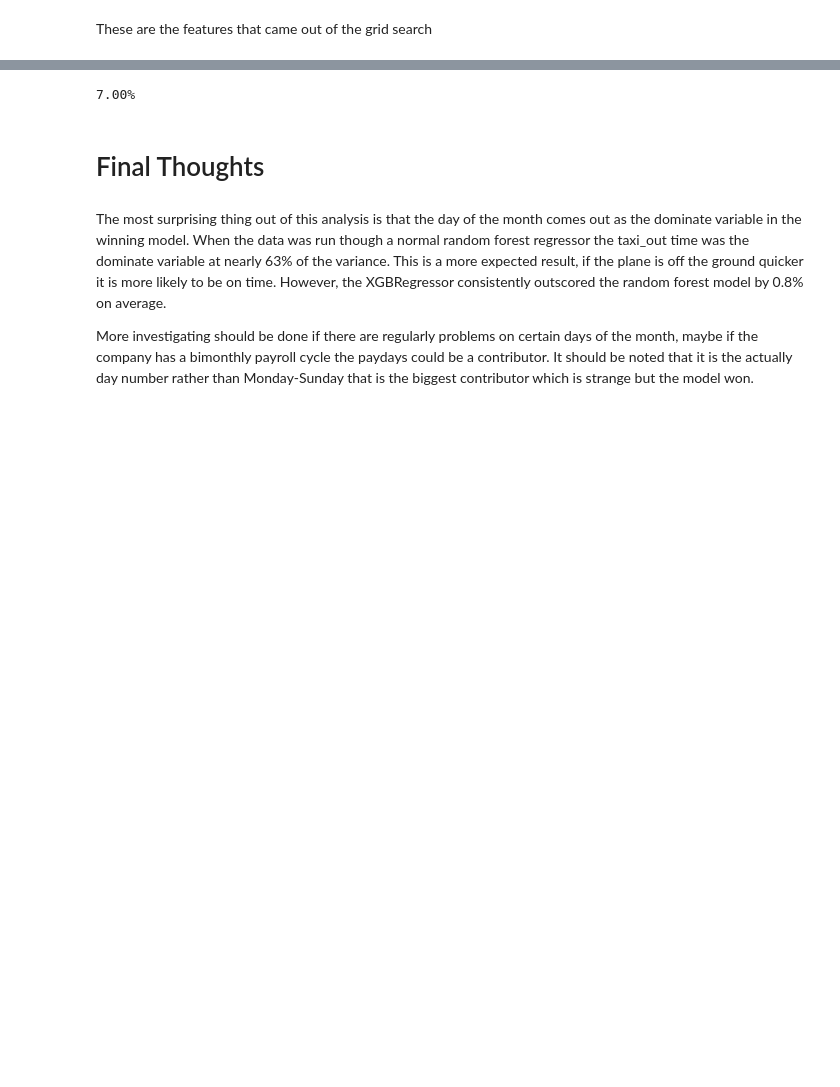
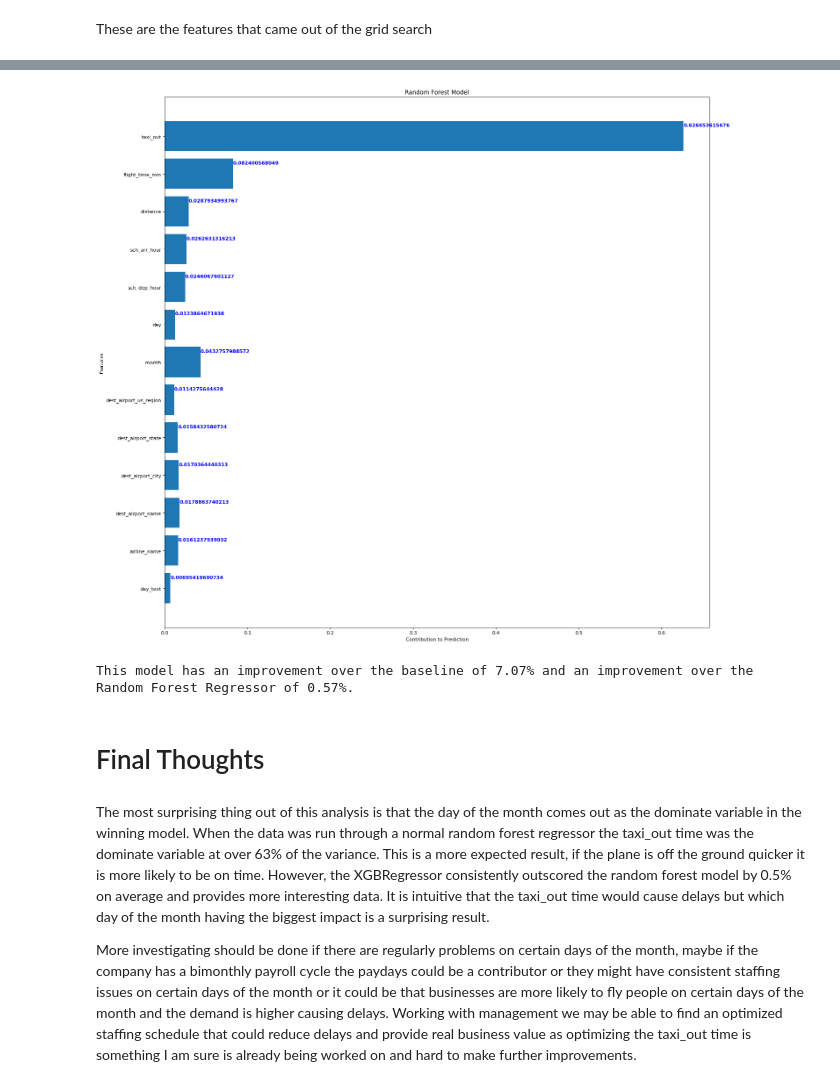
Before and after one commit to TheSchmitster/dulles_flight_data, a Jupyter notebook: flight_capstone.ipynb, the cells around one changed output, grey strips where cells are left out. Drawn from its saved outputs; the diff is of its cells as text; code cells hidden in the pictures; blank space fills up the shorter version.

Commit message:
Improvements to final analysis

```diff
--- a/flight_capstone.ipynb
+++ b/flight_capstone.ipynb
@@ -268,11 +270,15 @@ best_min=best_params['min_samples_leaf']
 best_model=RandomForestRegressor(max_features=best_max,n_estimators=best_n,min_samples_leaf=best_min)
 # %%
 best_model=XGBRegressor(learning_rate=0.2, max_depth=9, colsample_bytree=.5)
+challenge_model=RandomForestRegressor(max_features=0.2, n_estimators=251,min_samples_leaf=20)
 # %% [markdown]
 These are the features that came out of the grid search
 # %%
 best_model.fit(xtrain_post,ytrain)
 ypred=best_model.predict(xtest_post)
+# %%
+challenge_model.fit(xtrain_post,ytrain)
+ychal=challenge_model.predict(xtest_post)
 # %%
 coef=best_model.feature_importances_
 
@@ -292,4 +298,16 @@ for i in c_comb:
 show_terms.extend(coef[k:])
 
 coef_final=dict(zip(final_features,show_terms))
+# %%
+coef_chal=challenge_model.feature_importances_
+show_chal=[]
+j=0
+for i in c_comb:
+    x=coef_chal[j:(i-1)].sum()
+    show_chal.append(x)
+    j=i
+
+show_chal.extend(coef_chal[k:])
+
+coef_chal_final=dict(zip(final_features,show_chal))
 # %%
@@ -299,16 +317,24 @@ plot_dict_key_value(coef_final, 'Features','Contribution to Prediction')
+# %%
+plot_dict_key_value(coef_chal_final, 'Features','Contribution to Prediction','Random Forest Model')
+# %% [output]
+[figure, added]
 # %%
 from sklearn.metrics import confusion_matrix
 checker=num_to_class(ypred)
+challenger=num_to_class(ychal)
 cm=confusion_matrix(ztest,checker)
+cm2=confusion_matrix(ztest,challenger)
 acc=(cm[0][0]+cm[1][1])/cm.sum()
+acc2=(cm2[0][0]+cm2[1][1])/cm2.sum()
 baseline=1-(ztest.sum()/len(ztest))
 improvement=100*(acc-baseline)
-print('{:0.2f}%'.format(improvement))
+chal_improv=improvement-100*(acc2-baseline)
+print('This model has an improvement over the baseline of {:0.2f}% and an improvement over the Random Forest Regressor of {:0.2f}%.'.format(improvement, chal_improv))
 # %% [output]
-7.00%
+This model has an improvement over the baseline of 7.07% and an improvement over the Random Forest Regressor of 0.57%.
 # %% [markdown]
 # Final Thoughts
 # %% [markdown]
-The most surprising thing out of this analysis is that the day of the month comes out as the dominate variable in the winning model. When the data was run though a normal random forest regressor the taxi_out time was the dominate variable at nearly 63% of the variance. This is a more expected result, if the plane is off the ground quicker it is more likely to be on time. However, the XGBRegressor consistently outscored the random forest model by 0.8% on average.
+The most surprising thing out of this analysis is that the day of the month comes out as the dominate variable in the winning model. When the data was run through a normal random forest regressor the taxi_out time was the dominate variable at over 63% of the variance. This is a more expected result, if the plane is off the ground quicker it is more likely to be on time. However, the XGBRegressor consistently outscored the random forest model by 0.5% on average and provides more interesting data. It is intuitive that the taxi_out time would cause delays but which day of the month having the biggest impact is a surprising result.
 
-More investigating should be done if there are regularly problems on certain days of the month, maybe if the company has a bimonthly payroll cycle the paydays could be a contributor. It should be noted that it is the actually day number rather than Monday-Sunday that is the biggest contributor which is strange but the model won.
+More investigating should be done if there are regularly problems on certain days of the month, maybe if the company has a bimonthly payroll cycle the paydays could be a contributor or they might have consistent staffing issues on certain days of the month or it could be that businesses are more likely to fly people on certain days of the month and the demand is higher causing delays. Working with management we may be able to find an optimized staffing schedule that could reduce delays and provide real business value as optimizing the taxi_out time is something I am sure is already being worked on and hard to make further improvements.
```
Also changed, not shown: parts of 3 cells of this notebook.
